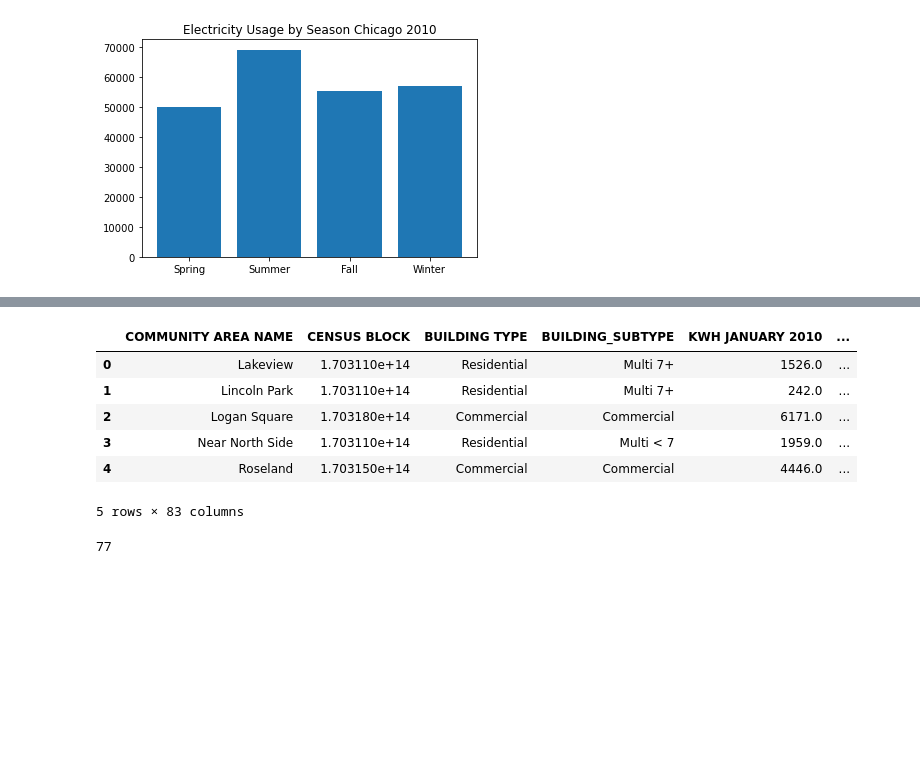
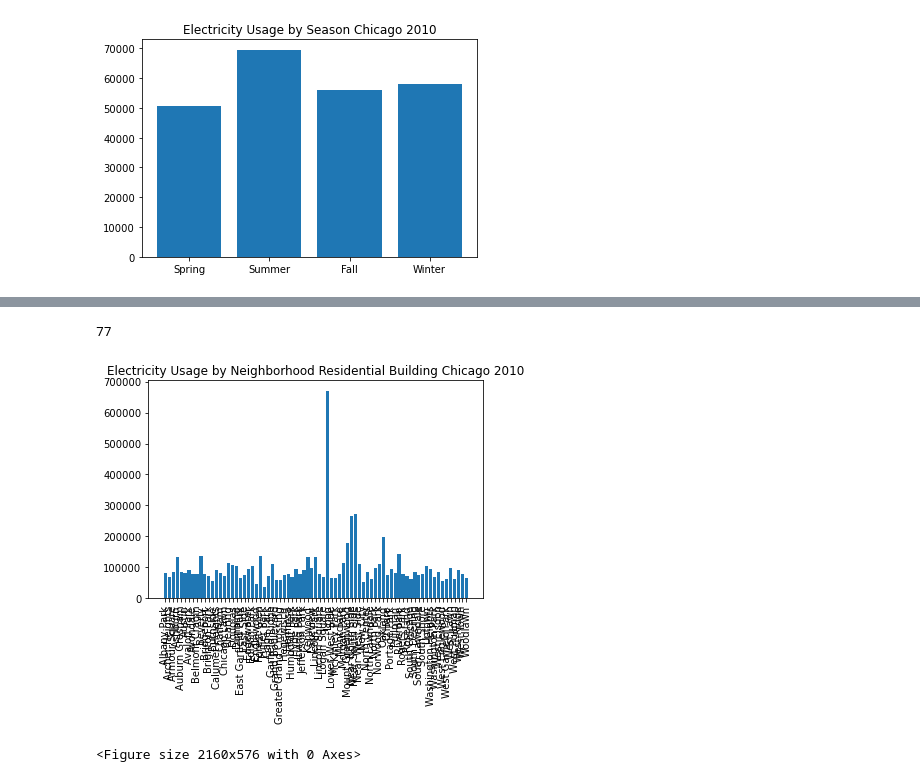
Before and after one commit to byoung11644/Chicago_Energy, a Jupyter notebook: BY Graphs and Figures.ipynb, the cells around one changed output, grey strips where cells are left out. Cells and saved outputs as stored; diff of their text form; code cells hidden in the pictures; blank space fills up the shorter version.

```diff
--- a/BY Graphs and Figures.ipynb
+++ b/BY Graphs and Figures.ipynb
@@ -111,15 +112 @@ chicago_pop_df.head()
-# %%
-neighborhood_grouping = chicago_pop_df.groupby(['COMMUNITY AREA NAME'])
-#neighborhood_energy_grouping = compare_df.groupby(['COMMUNITY AREA NAME'])
-chicago_neighborhood_populations = neighborhood_grouping.sum()
-pop_energy_df = pd.merge(compare_df, chicago_neighborhood_populations, on="COMMUNITY AREA NAME", how="left")
-pop_energy_df.head()
-# %% [output]
-|  | COMMUNITY AREA NAME | CENSUS BLOCK | BUILDING TYPE | BUILDING_SUBTYPE | KWH JANUARY 2010 | ... |
-| 0 | Lakeview | 1.703110e+14 | Residential | Multi 7+ | 1526.0 | ... |
-| 1 | Lincoln Park | 1.703110e+14 | Residential | Multi 7+ | 242.0 | ... |
-| 2 | Logan Square | 1.703180e+14 | Commercial | Commercial | 6171.0 | ... |
-| 3 | Near North Side | 1.703110e+14 | Residential | Multi < 7 | 1959.0 | ... |
-| 4 | Roseland | 1.703150e+14 | Commercial | Commercial | 4446.0 | ... |
-5 rows × 83 columns
 # %%
@@ -129,3 +116,24 @@ neighborhoods = pd.unique(pop_energy_df["COMMUNITY AREA NAME"])
 len(neighborhoods)
 # %% [output]
 77
+# %%
+neighborhood_df = energy_usage_df.loc[energy_usage_df["BUILDING TYPE"] == "Residential"]
+neighborhood_group = neighborhood_df.groupby(['COMMUNITY AREA NAME'])
+electricity_by_neighborhood = neighborhood_group['TOTAL KWH'].sum()
+neighborhoods = neighborhood_df['COMMUNITY AREA NAME'].unique()
+data = neighborhood_group['TOTAL KWH'].mean()
+x_axis = neighborhoods
+plt.labels = neighborhoods
+
+
+plt.xlabel ="Neighborhhods"
+plt.ylabel = "Electricity Usage"
+plt.bar(x_axis, data)
+plt.title('Electricity Usage by Neighborhood Residential Building Chicago 2010')
+plt.xticks(rotation=90)
+plt.figure(figsize =(30, 8))
+
+plt.show()
+# %% [output]
+[figure, added]
+<Figure size 2160x576 with 0 Axes>
```
Also changed, not shown: parts of 30 cells of this notebook, 5 other files.
